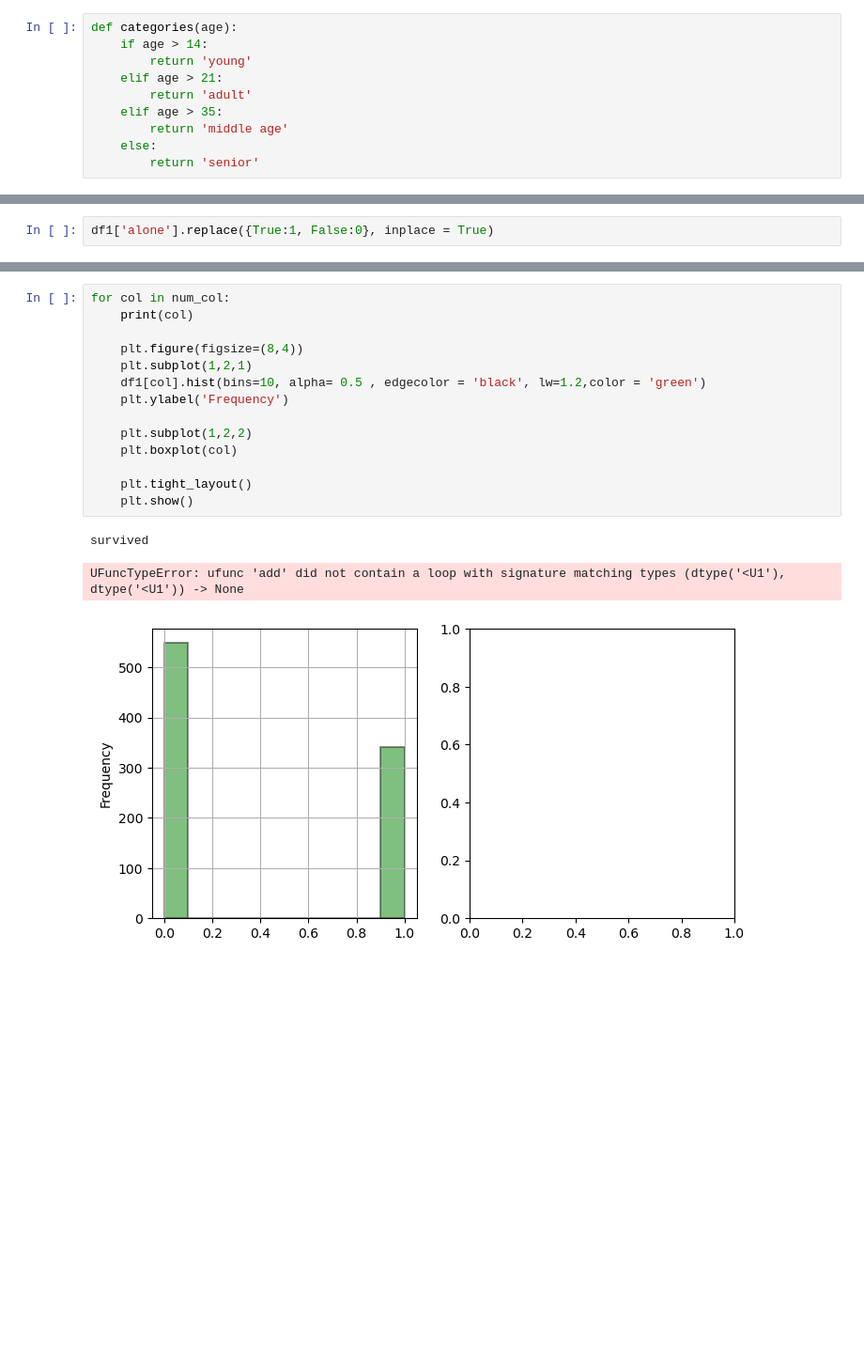
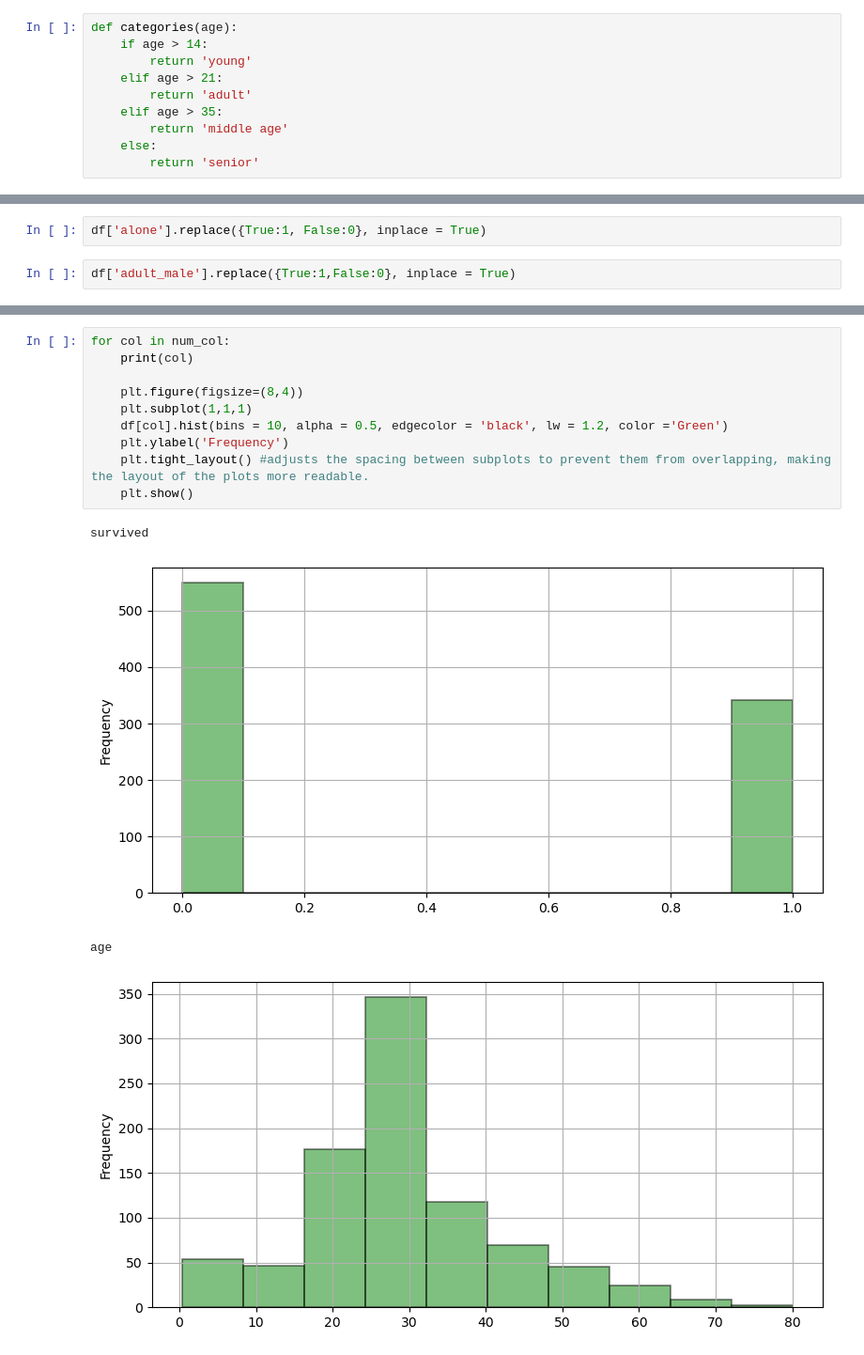
Before and after one commit to rakshume/EDA, a Jupyter notebook: Titanic_EDA/titanic_eda.ipynb, the cells around one changed output, grey strips where cells are left out. Shown at 94% size. Cells and saved outputs as stored; diff of their text form; blank space fills up the shorter version.

```diff
--- a/Titanic_EDA/titanic_eda.ipynb
+++ b/Titanic_EDA/titanic_eda.ipynb
@@ -200,3 +180,5 @@ df1.head()
 # %%
-df1['alone'].replace({True:1, False:0}, inplace = True)
+df['alone'].replace({True:1, False:0}, inplace = True)
+# %%
+df['adult_male'].replace({True:1,False:0}, inplace = True)
 # %%
@@ -239,18 +221,15 @@ Index(['sex', 'embarked', 'class', 'who', 'deck', 'embark_town', 'alive'], dtype
 # %%
 for col in num_col:
     print(col)
 
     plt.figure(figsize=(8,4))
-    plt.subplot(1,2,1)
-    df1[col].hist(bins=10, alpha= 0.5 , edgecolor = 'black', lw=1.2,color = 'green')
+    plt.subplot(1,1,1)
+    df[col].hist(bins = 10, alpha = 0.5, edgecolor = 'black', lw = 1.2, color ='Green')
     plt.ylabel('Frequency')
-
-    plt.subplot(1,2,2)
-    plt.boxplot(col)
-
-    plt.tight_layout()
+    plt.tight_layout() #adjusts the spacing between subplots to prevent them from overlapping, making the layout of the plots more readable.
     plt.show()
 # %% [output]
 survived
+[figure, new version]
-UFuncTypeError: ufunc 'add' did not contain a loop with signature matching types (dtype('<U1'), dtype('<U1')) -> None
+age
-[figure, old version]
+[figure, added]
```
Also changed, not shown: parts of 37 cells of this notebook, 5 other files.
